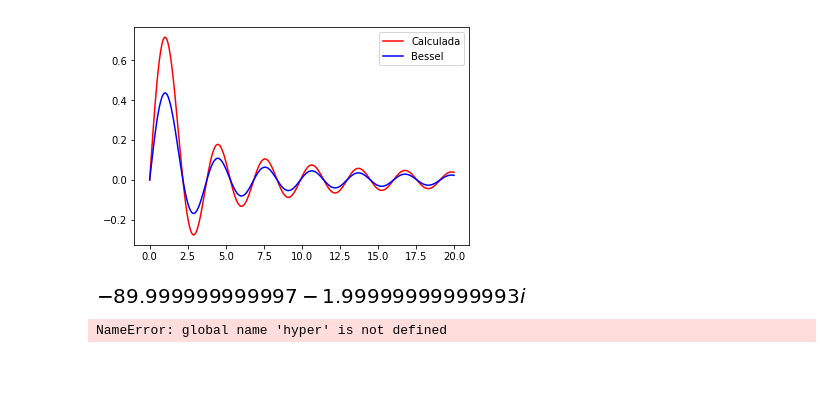
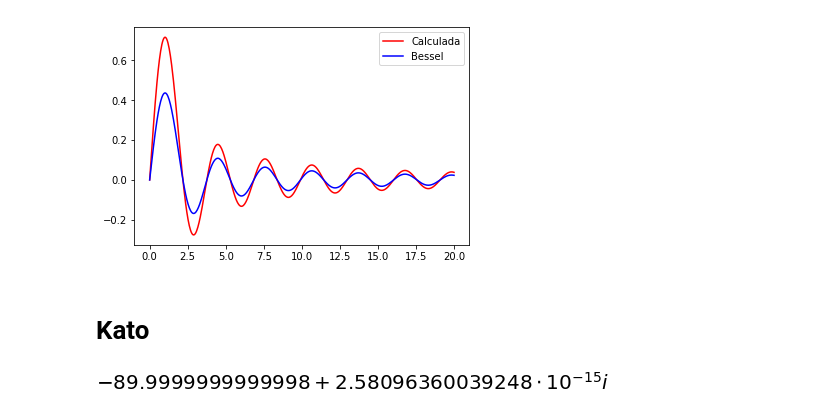
Before and after one commit to flsanchez/E3, a Jupyter notebook: guia_2/guia_2.ipynb, the cells around one changed output. Saved outputs shown, nothing was run; the diff lists cells and outputs as text; code cells hidden in the pictures; blank space fills up the shorter version.

```diff
--- a/guia_2/guia_2.ipynb
+++ b/guia_2/guia_2.ipynb
@@ -99,23 +100,23 @@ from sympy import gamma
 from __future__ import division
 # %%
 sp.init_printing()
-r = sp.Symbol('r', positive=True)
-k = sp.Symbol('k', positive=True)
+r = sp.Symbol('r', positive=True, real=True)
+k = sp.Symbol('k', positive=True, real=True)
 l = sp.Symbol('l', positive=True, integer=True)
 n = sp.Symbol('n', positive=True, integer=True)
 z = sp.Symbol('z', positive=True, integer=True)
 # %%
 def Rkl(k,l,z,r):
-    a = z/k
-    rnorm = k*sp.sqrt(2/sp.pi)*sp.exp(a*sp.pi/2)*sp.Abs(gamma(1+l-1j*a))/sp.factorial(2*l+1)
+    #a = z/k
+    rnorm = k*sp.sqrt(2/sp.pi)*sp.exp(z/k*sp.pi/2)*sp.Abs(gamma(1+l-sp.I*z/k))/sp.factorial(2*l+1)
     #rnorm = 1
-    hyp = hyper((-1j*a+l+1,), (2*l+2,), -2*1j*k*r)
-    rfunc = (2*k*r)**l * sp.exp(1j*k*r) * hyp #hyp1f1(-1j*a+l+1, 2*l+2, -2*1j*k*r)
+    hyp = hyper((-sp.I*z/k+l+1,), (2*l+2,), -2*sp.I*k*r)
+    rfunc = (sp.I)**(l)*(2*k*r)**l * sp.exp(sp.I*k*r) * hyp #hyp1f1(-1j*a+l+1, 2*l+2, -2*1j*k*r)
     R = rnorm * rfunc
     return R
 # %%
 def Rkl_io(k,l,z,io,r):
-    a = z/k
-    return Rkl(k,l,z,r)*(1j)**(-io*l)*sp.exp(io*1j*sp.arg(gamma(1+l-1j*a)))
+    #a = z/k
+    return Rkl(k,l,z,r)*(sp.I)**(-io*l)*sp.exp(io*1j*sp.arg(gamma(1+l-sp.I*z/k)))
 # %% [markdown]
 # Chequeo la ec de Schrodinger
@@ -179,7 +219,9 @@ plt.legend(loc='best')
 # %% [output]
 <matplotlib.legend.Legend at 0x...>
 [figure]
+# %% [markdown]
+# Kato
 # %%
-(sp.diff(Rkl(2,0,90,r),r,1)/Rkl(2,0,90,r)).evalf(subs={r:0})
+sp.N(sp.diff(Rkl_io(1,0,90,1,r),r,1)/Rkl_io(1,0,90,1,r),subs={r:0})
 # %% [output]
-[figure, old version]
+[figure, new version]
@@ -188,4 +227,0 @@ f = sp.lambdify(r,Rkl(2,0,4,r))
-# %%
-f(np.linspace(0,5,500))
-# %% [output]
-NameError: global name 'hyper' is not defined
```
Also changed, not shown: parts of 9 cells of this notebook, 5 other files.
